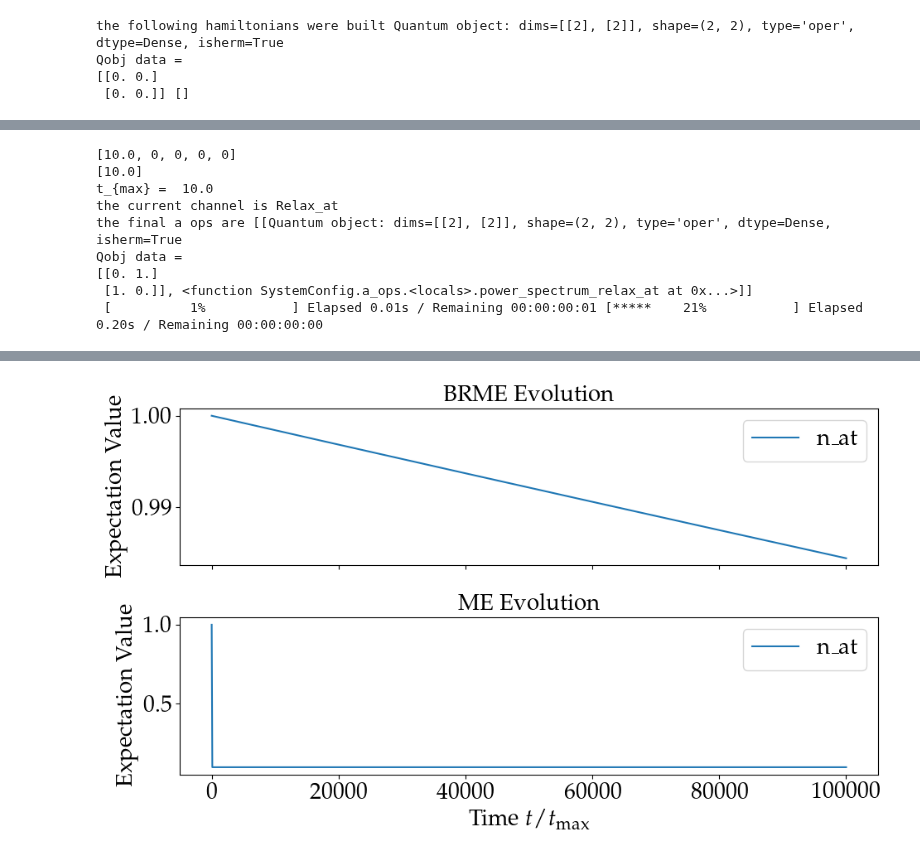
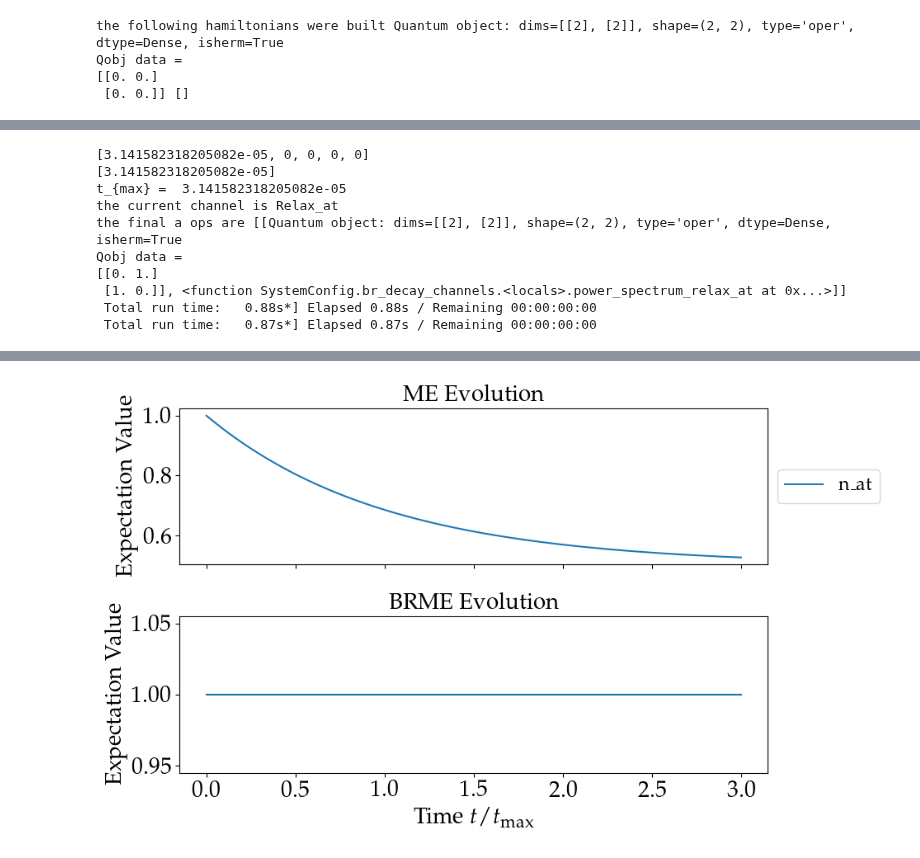
Before and after one commit to LBPhysics/2025_master_thesis_leopold_bodamer, a Jupyter notebook: code/python/notebooks/archive/Qubit_bath_test/Qubit_with_brmesolve.ipynb, the cells around one changed output, grey strips where cells are left out. Drawn from its saved outputs; the diff is of its cells as text; code cells hidden in the pictures.

```diff
--- a/code/python/notebooks/archive/Qubit_bath_test/Qubit_with_brmesolve.ipynb
+++ b/code/python/notebooks/archive/Qubit_bath_test/Qubit_with_brmesolve.ipynb
@@ -717,7 +803,9 @@ envs = []
 terminators = []
 
 if not config.decay_channels:
-    pass  # Skip this "heom" part if no decay operators are specifiedif "Relax_at" in config.decay_channels:
+    pass  # Skip this "heom" part if no decay operators are specified
+
+if "Relax_at" in config.decay_channels:
     env_decay_at = DrudeLorentzBath(SX_op, lam=config.gamma_relax_at * config.cutoff / 2, gamma=config.cutoff, T=config.Temp, Nk=Nk) # decay
     _, terminator_decay_at = env_decay_at.terminator()
     envs.append(env_decay_at)
@@ -755,5 +848,4 @@ HEOM terminators: []
 # %%
-from qutip.utilities import n_thermal
 def define_t_max(config: SystemConfig, ) -> float:
     t_max = t_prd_at = t_prd_cav = t_prd_at_cav = t_half_at = t_half_cav = 0
 
@@ -787,15 +879,15 @@ def define_t_max(config: SystemConfig, ) -> float:
 t_max = define_t_max(config)
 if t_max == 0: t_max = 1
 
-solver_strg = ( # which solvers to use
+solver_strg = [ # which solvers to use
     "me",
     "brme",
-#    "heom", #  TODO -> weird problem
-)
+#    "heom",
+]
 
 
 ### Define time arrays for evolution
-times = np.linspace(0, 100000 * t_max, 1000)
+times = np.linspace(0, 3 * t_max, 1000)
 
 default_options = {
     "store_states": True,
@@ -808,14 +900,14 @@ default_options = {
 
 ### Compute the evolution based on the selected cases
 result_brme = result_me = result_heom = None
-
+e_ops=config.observable_ops
 if "brme" in solver_strg:
     result_brme = brmesolve(
         H_total,
         psi_ini,
         times,
-        e_ops=config.observable_ops,
-        a_ops=config.a_ops,
+        e_ops=e_ops,
+        a_ops=config.br_decay_channels,
         options=default_options,
     )
 
@@ -824,8 +916,8 @@ if "me" in solver_strg:
         H_total,
         psi_ini,
         times,
-        e_ops=config.observable_ops,
-        c_ops=config.c_ops,
+        e_ops=e_ops,
+        c_ops=config.me_decay_channels,
         options=default_options,
     )
 
@@ -845,19 +937,21 @@ if "heom" in solver_strg:
         result_heom = HEOM_dlbath.run(
             ket2dm(psi_ini),
             times,
-            e_ops=config.observable_ops
+            e_ops=e_ops
         )
 
 # =============================
 # PLOT EVOLUTION
 # =============================
-if result_heom:
-    fig, axes = plt.subplots(3, 1, figsize=(10, 8), sharex=True)
-else:
-    fig, axes = plt.subplots(2, 1, figsize=(10, 6), sharex=True)
+fig, axes = plt.subplots(len(solver_strg), 1, figsize=(10, 3*len(solver_strg)), sharex=True)
+
+### Ensure axes is always a list for consistent indexing
+if len(solver_strg) == 1:
+    axes = [axes]
+
 ### Plot result_brme if applicable
 if result_brme:
-    axes[0].plot(
+    axes[solver_strg.index("brme")].plot(
         np.array(result_brme.times) / t_max,
         result_brme.expect[0],
         label=config.observable_strs[0],
@@ -865,20 +959,19 @@ if result_brme:
         color='C0'
     )
     for i in range(1, len(config.observable_strs)):
-        axes[0].plot(
+        axes[solver_strg.index("brme")].plot(
             np.array(result_brme.times) / t_max,
             result_brme.expect[i],
             label=config.observable_strs[i],
             linestyle=['dashed', 'dashdot', 'dotted'][i-1],
             color=f'C{i}'
         )
-    axes[0].set_ylabel(r'Expectation Value')
-    axes[0].set_title(r'BRME Evolution')
-    axes[0].legend()
+    axes[solver_strg.index("brme")].set_ylabel(r'Expectation Value')
+    axes[solver_strg.index("brme")].set_title(r'BRME Evolution')
 
 ### Plot result_me if applicable
 if result_me:
-    axes[1].plot(
+    axes[solver_strg.index("me")].plot(
         np.array(result_me.times) / t_max,
         result_me.expect[0],
         label=config.observable_strs[0],
@@ -886,20 +979,19 @@ if result_me:
         color='C0'
     )
     for i in range(1, len(config.observable_strs)):
-        axes[1].plot(
+        axes[solver_strg.index("me")].plot(
             np.array(result_me.times) / t_max,
             result_me.expect[i],
             label=config.observable_strs[i],
             linestyle=['dashed', 'dashdot', 'dotted'][i-1],
             color=f'C{i}'
         )
-    axes[1].set_ylabel(r'Expectation Value')
-    axes[1].set_title(r'ME Evolution')
-    axes[1].legend()
+    axes[solver_strg.index("me")].set_ylabel(r'Expectation Value')
+    axes[solver_strg.index("me")].set_title(r'ME Evolution')
 
 ### Plot result_heom if applicable
 if result_heom:
-    axes[2].plot(
+    axes[solver_strg.index("heom")].plot(
         np.array(result_heom.times) / t_max,
         result_heom.expect[0],
         label=config.observable_strs[0],
@@ -907,27 +999,28 @@ if result_heom:
         color='C0'
     )
     for i in range(1, len(config.observable_strs)):
-        axes[2].plot(
+        axes[solver_strg.index("heom")].plot(
             np.array(result_heom.times) / t_max,
             result_heom.expect[i],
             label=config.observable_strs[i],
             linestyle=['dashed', 'dashdot', 'dotted'][i-1],
             color=f'C{i}'
         )
-    axes[2].set_ylabel(r'Expectation Value')
-    axes[2].set_title(r'HEOM Evolution')
-    axes[2].legend()
+    axes[solver_strg.index("heom")].set_ylabel(r'Expectation Value')
+    axes[solver_strg.index("heom")].set_title(r'HEOM Evolution')
 
 axes[-1].set_xlabel(r'Time $t / t_{\text{max}}$')
+axes[0].legend(loc='center left', bbox_to_anchor=(1, 0.5), fontsize='small')
 plt.tight_layout()
 plt.show()
 # %% [output]
-[10.0, 0, 0, 0, 0]
-[10.0]
-t_{max} =  10.0
+[3.141582318205082e-05, 0, 0, 0, 0]
+[3.141582318205082e-05]
+t_{max} =  3.141582318205082e-05
 the current channel is Relax_at
 the final a ops are [[Quantum object: dims=[[2], [2]], shape=(2, 2), type='oper', dtype=Dense, isherm=True
 Qobj data =
 [[0. 1.]
- [1. 0.]], <function SystemConfig.a_ops.<locals>.power_spectrum_relax_at at 0x...>]]
- [          1%           ] Elapsed 0.01s / Remaining 00:00:00:01 [*****    21%           ] Elapsed 0.20s / Remaining 00:00:00:00
+ [1. 0.]], <function SystemConfig.br_decay_channels.<locals>.power_spectrum_relax_at at 0x...>]]
+ Total run time:   0.88s*] Elapsed 0.88s / Remaining 00:00:00:00
+ Total run time:   0.87s*] Elapsed 0.87s / Remaining 00:00:00:00
@@ -936,4 +1027,4 @@ Qobj data =
-[figure, old version]
+[figure, new version]
 # %%
 rho1, rho2 = result_brme.states[-1], result_me.states[-1]
 F = fidelity(rho1, rho2)
```
Also changed, not shown: parts of 7 cells of this notebook.
